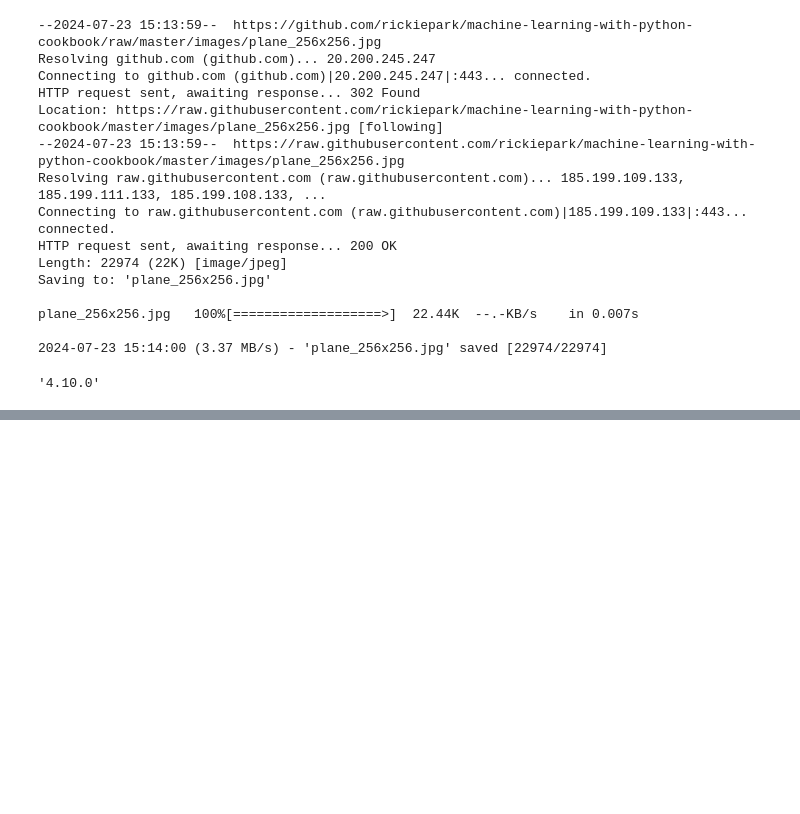
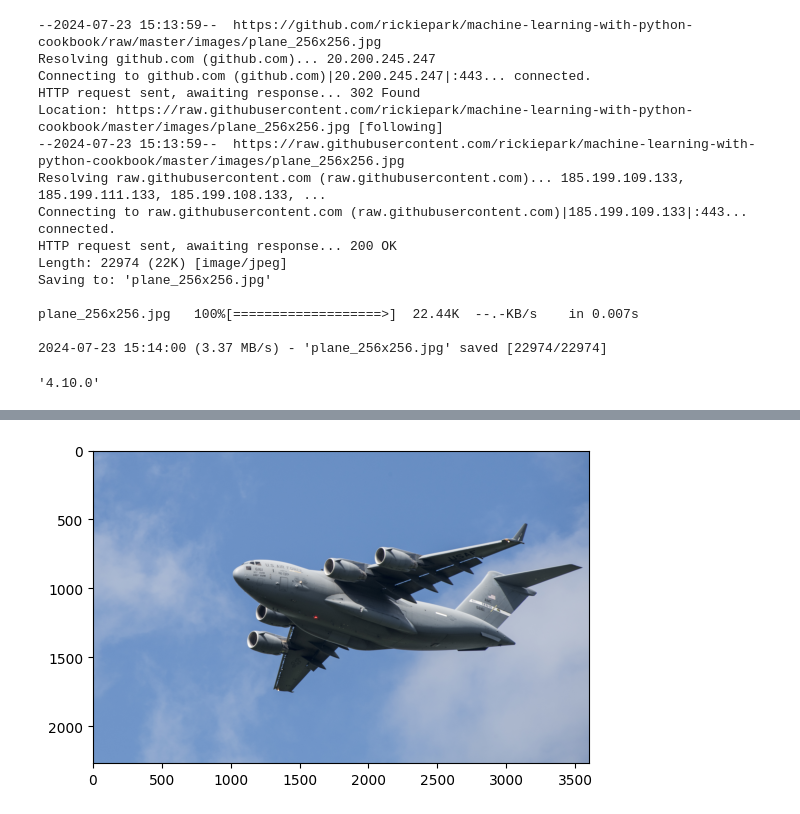
Before and after one commit to horolrolx/ai_visualization, a Jupyter notebook: day07/DAY7.ipynb, the cells around one changed output, grey strips where cells are left out. Saved outputs shown, nothing was run; the diff lists cells and outputs as text; code cells hidden in the pictures; blank space fills up the shorter version.

```diff
--- a/day07/DAY7.ipynb
+++ b/day07/DAY7.ipynb
@@ -66,0 +71,7 @@ plt.show()
+# %%
+# 컬러이미지를 출력
+image2 = cv2.cvtColor(image, cv2.COLOR_BGR2RGB)
+plt.imshow(image2)
+plt.show()
+# %% [output]
+[figure, added]
```
Also changed, not shown: parts of 4 cells of this notebook.
